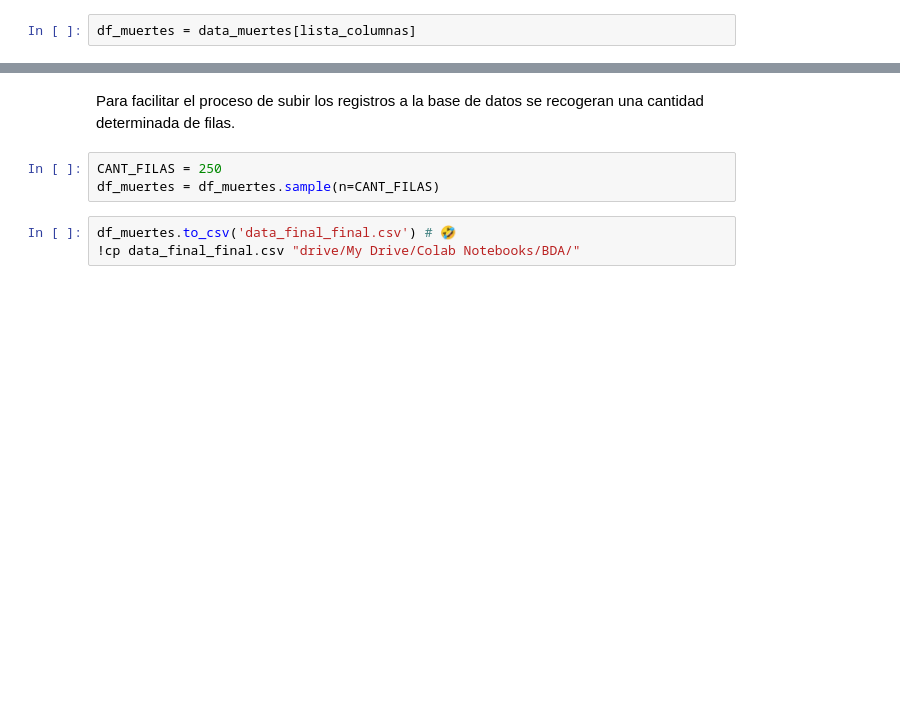
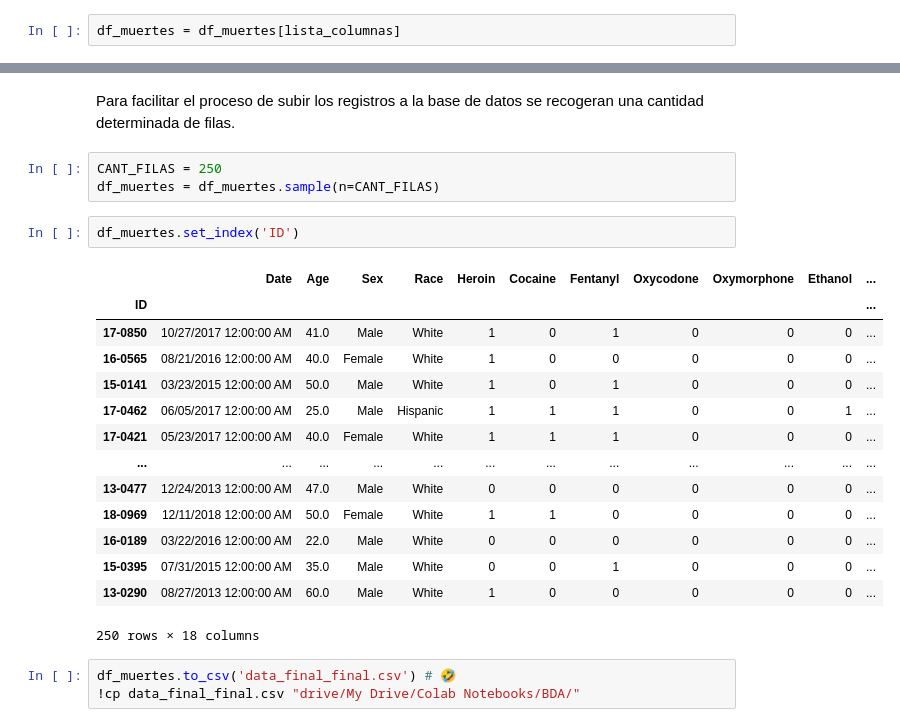
Before and after one commit to icardemil/BDA_Taller1, a Jupyter notebook: taller1_bda.ipynb, the cells around one changed output, grey strips where cells are left out. Saved outputs shown, nothing was run; the diff lists cells and outputs as text; blank space fills up the shorter version.

```diff
--- a/taller1_bda.ipynb
+++ b/taller1_bda.ipynb
@@ -39,7 +39,7 @@ lista_columnas = ['ID','Date','Age','Sex','Race','Heroin','Cocaine','Fentanyl','
 # %% [markdown]
 ###Nuevo Dataframe con la información relevante.
 # %%
-df_muertes = data_muertes[lista_columnas]
+df_muertes = df_muertes[lista_columnas]
 # %%
 df_muertes.head()
 # %% [output]
@@ -158,6 +158,23 @@ Para facilitar el proceso de subir los registros a la base de datos se recogeran
 # %%
 CANT_FILAS = 250
 df_muertes = df_muertes.sample(n=CANT_FILAS)
+# %%
+df_muertes.set_index('ID')
+# %% [output]
+|  | Date | Age | Sex | Race | Heroin | Cocaine | Fentanyl | Oxycodone | Oxymorphone | Ethanol | ... |
+| ID |  |  |  |  |  |  |  |  |  |  | ... |
+| 17-0850 | 10/27/2017 12:00:00 AM | 41.0 | Male | White | 1 | 0 | 1 | 0 | 0 | 0 | ... |
+| 16-0565 | 08/21/2016 12:00:00 AM | 40.0 | Female | White | 1 | 0 | 0 | 0 | 0 | 0 | ... |
+| 15-0141 | 03/23/2015 12:00:00 AM | 50.0 | Male | White | 1 | 0 | 1 | 0 | 0 | 0 | ... |
+| 17-0462 | 06/05/2017 12:00:00 AM | 25.0 | Male | Hispanic | 1 | 1 | 1 | 0 | 0 | 1 | ... |
+| 17-0421 | 05/23/2017 12:00:00 AM | 40.0 | Female | White | 1 | 1 | 1 | 0 | 0 | 0 | ... |
+| ... | ... | ... | ... | ... | ... | ... | ... | ... | ... | ... | ... |
+| 13-0477 | 12/24/2013 12:00:00 AM | 47.0 | Male | White | 0 | 0 | 0 | 0 | 0 | 0 | ... |
+| 18-0969 | 12/11/2018 12:00:00 AM | 50.0 | Female | White | 1 | 1 | 0 | 0 | 0 | 0 | ... |
+| 16-0189 | 03/22/2016 12:00:00 AM | 22.0 | Male | White | 0 | 0 | 0 | 0 | 0 | 0 | ... |
+| 15-0395 | 07/31/2015 12:00:00 AM | 35.0 | Male | White | 0 | 0 | 1 | 0 | 0 | 0 | ... |
+| 13-0290 | 08/27/2013 12:00:00 AM | 60.0 | Male | White | 1 | 0 | 0 | 0 | 0 | 0 | ... |
+250 rows × 18 columns
 # %%
 df_muertes.to_csv('data_final_final.csv') # 🤣
 !cp data_final_final.csv "drive/My Drive/Colab Notebooks/BDA/"
```
Also changed, not shown: parts of 1 cell of this notebook.
